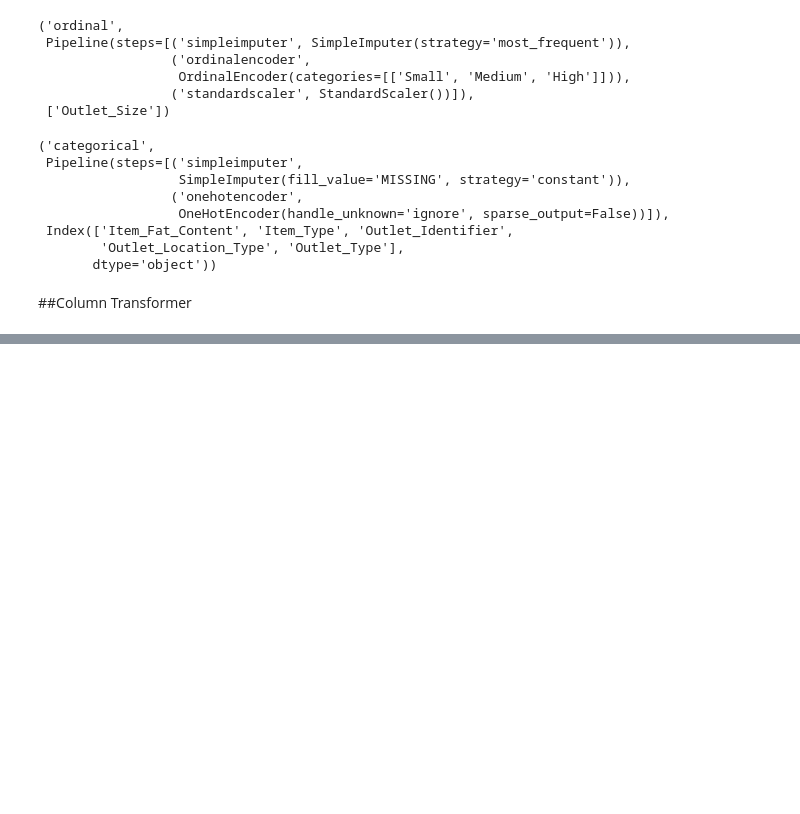
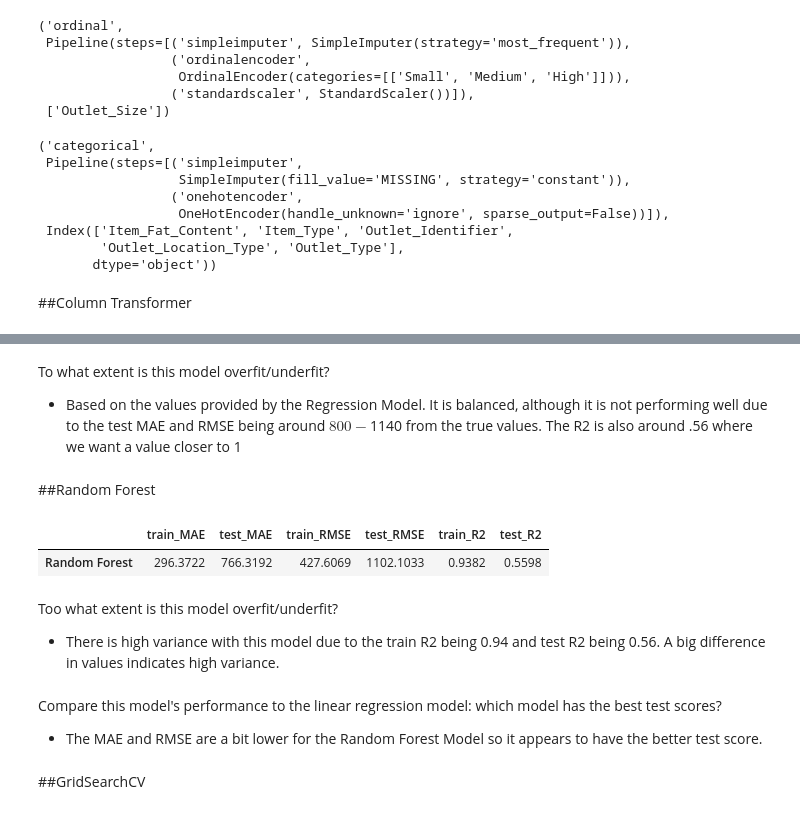
Before and after one commit to vcnzx/Prediction-Of-Product-Sales, a Jupyter notebook: ML_PredictionOfProductSales.ipynb, the cells around one changed output, grey strips where cells are left out. Drawn from its saved outputs; the diff is of its cells as text; code cells hidden in the pictures; blank space fills up the shorter version.

```diff
--- a/ML_PredictionOfProductSales.ipynb
+++ b/ML_PredictionOfProductSales.ipynb
@@ -250,0 +321,26 @@ col_transformer = ColumnTransformer([num_tuple, ord_tuple, ohe_tuple],
+# %% [markdown]
+To what extent is this model overfit/underfit?
+
+- Based on the values provided by the Regression Model. It is balanced, although it is not performing well due to the test MAE and RMSE being around $800 - $1140 from the true values. The R2 is also around .56 where we want a value closer to 1
+# %% [markdown]
+##Random Forest
+# %%
+# Instantiate default random forest model
+rf = RandomForestRegressor(random_state = 42)
+# Model Pipeline
+rf_pipe = make_pipeline(col_transformer, rf)
+# Fit the model pipeline on the training data only
+rf_pipe.fit(X_train, y_train)
+# Use custom function to evaluate default model
+evaluate_regression(rf_pipe, X_train, y_train, X_test, y_test, model_name="Random Forest")
+# %% [output]
+|  | train_MAE | test_MAE | train_RMSE | test_RMSE | train_R2 | test_R2 |
+| Random Forest | 296.3722 | 766.3192 | 427.6069 | 1102.1033 | 0.9382 | 0.5598 |
+# %% [markdown]
+Too what extent is this model overfit/underfit?
+- There is high variance with this model due to the train R2 being 0.94 and test R2 being 0.56. A big difference in values indicates high variance.
+# %% [markdown]
+Compare this model's performance to the linear regression model: which model has the best test scores?
+- The MAE and RMSE are a bit lower for the Random Forest Model so it appears to have the better test score.
+# %% [markdown]
+##GridSearchCV
```
Also changed, not shown: parts of 16 cells of this notebook.
